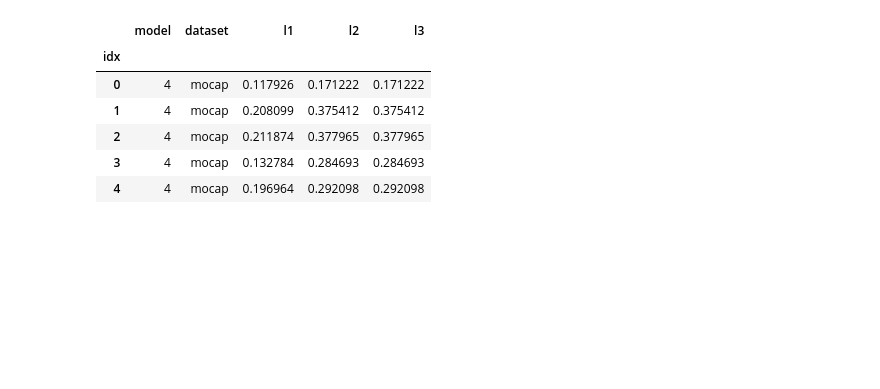
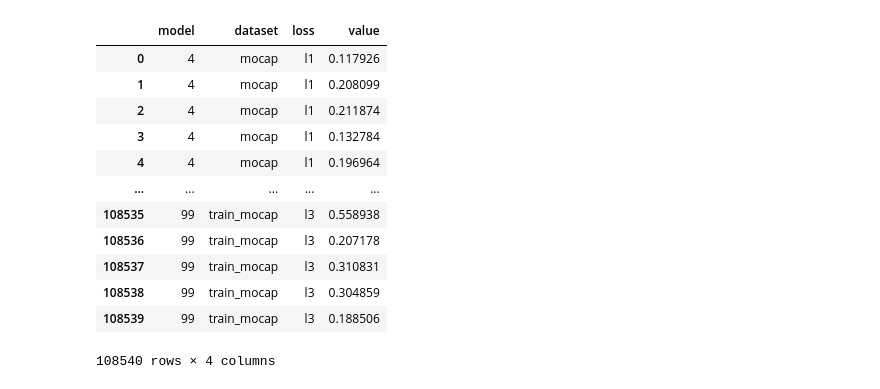
Before and after one commit to felixbmuller/MRT, a Jupyter notebook: notebooks/01_eval_training_progress.ipynb, the cells around one changed output. Cells and saved outputs as stored; diff of their text form; code cells hidden in the pictures; blank space fills up the shorter version.

```diff
--- a/notebooks/01_eval_training_progress.ipynb
+++ b/notebooks/01_eval_training_progress.ipynb
@@ -10,10 +9,0 @@ df = pd.read_csv("../output/all_losses_ssize800_220617-0936.csv", index_col="idx
-# %%
-df.head()
-# %% [output]
-|  | model | dataset | l1 | l2 | l3 |
-| idx |  |  |  |  |  |
-| 0 | 4 | mocap | 0.117926 | 0.171222 | 0.171222 |
-| 1 | 4 | mocap | 0.208099 | 0.375412 | 0.375412 |
-| 2 | 4 | mocap | 0.211874 | 0.377965 | 0.377965 |
-| 3 | 4 | mocap | 0.132784 | 0.284693 | 0.284693 |
-| 4 | 4 | mocap | 0.196964 | 0.292098 | 0.292098 |
@@ -20,3 +12,19 @@ df.head()
+# %%
+df_long
+# %% [output]
+|  | model | dataset | loss | value |
+| 0 | 4 | mocap | l1 | 0.117926 |
+| 1 | 4 | mocap | l1 | 0.208099 |
+| 2 | 4 | mocap | l1 | 0.211874 |
+| 3 | 4 | mocap | l1 | 0.132784 |
+| 4 | 4 | mocap | l1 | 0.196964 |
+| ... | ... | ... | ... | ... |
+| 108535 | 99 | train_mocap | l3 | 0.558938 |
+| 108536 | 99 | train_mocap | l3 | 0.207178 |
+| 108537 | 99 | train_mocap | l3 | 0.310831 |
+| 108538 | 99 | train_mocap | l3 | 0.304859 |
+| 108539 | 99 | train_mocap | l3 | 0.188506 |
+108540 rows × 4 columns
 # %%
 df_agg = df.melt(["model", "dataset"], var_name="loss").groupby(["model", "dataset", "loss"]).agg({"value": [np.mean, np.min, np.max]}).reset_index().droplevel(0, "columns")
 df_agg.columns = ["train_iter", "dataset", "loss", "mean", "amin", "amax"]
```
Also changed, not shown: parts of 7 cells of this notebook, 1 other file.
